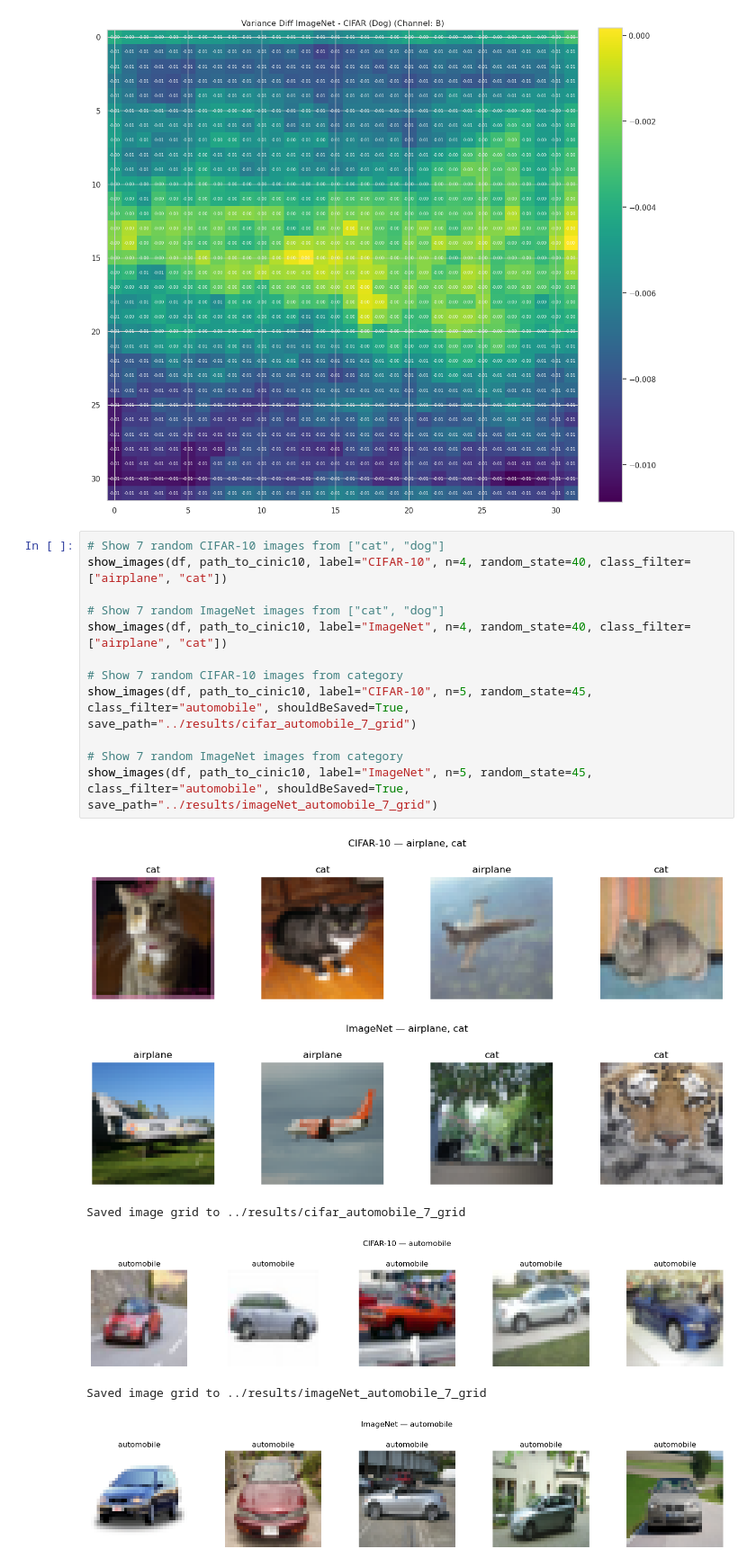
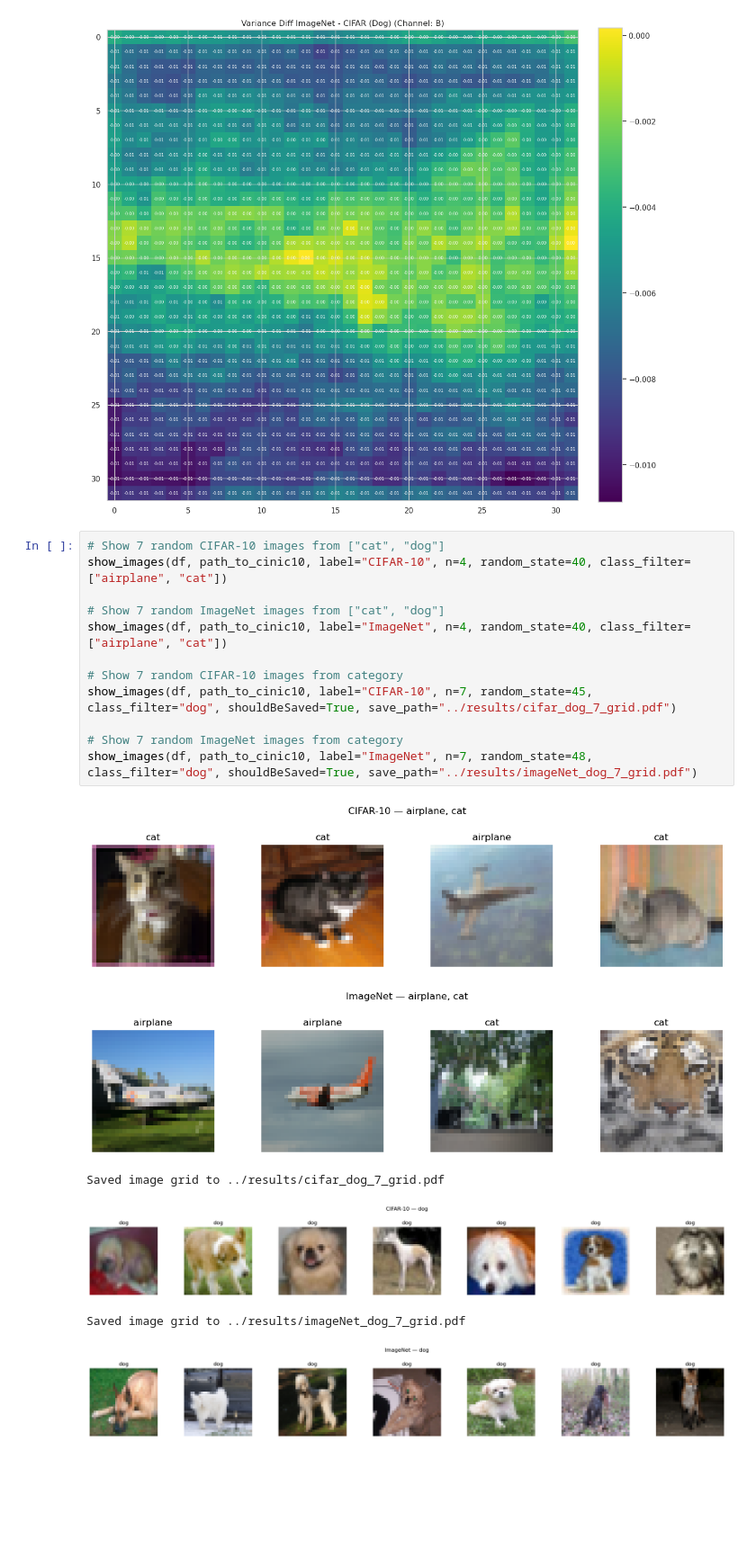
Before and after one commit to AkramAki/cinic10-source-classifier, a Jupyter notebook: notebooks/DataVisualization.ipynb, the cells around one changed output. Shown at 90% size. Drawn from its saved outputs; the diff is of its cells as text; blank space fills up the shorter version.

Commit message:
Saved images as pdf instead and saved different ones

```diff
--- a/notebooks/DataVisualization.ipynb
+++ b/notebooks/DataVisualization.ipynb
@@ -188,19 +188,19 @@ show_number_image(variance_diff, title="Variance Diff ImageNet - CIFAR (Dog)", c
 # %%
 # Show 7 random CIFAR-10 images from ["cat", "dog"]
 show_images(df, path_to_cinic10, label="CIFAR-10", n=4, random_state=40, class_filter=["airplane", "cat"])
 
 # Show 7 random ImageNet images from ["cat", "dog"]
 show_images(df, path_to_cinic10, label="ImageNet", n=4, random_state=40, class_filter=["airplane", "cat"])
 
 # Show 7 random CIFAR-10 images from category
-show_images(df, path_to_cinic10, label="CIFAR-10", n=5, random_state=45, class_filter="automobile", shouldBeSaved=True, save_path="../results/cifar_automobile_7_grid")
+show_images(df, path_to_cinic10, label="CIFAR-10", n=7, random_state=45, class_filter="dog", shouldBeSaved=True, save_path="../results/cifar_dog_7_grid.pdf")
 
 # Show 7 random ImageNet images from category
-show_images(df, path_to_cinic10, label="ImageNet", n=5, random_state=45, class_filter="automobile", shouldBeSaved=True, save_path="../results/imageNet_automobile_7_grid")
+show_images(df, path_to_cinic10, label="ImageNet", n=7, random_state=48, class_filter="dog", shouldBeSaved=True, save_path="../results/imageNet_dog_7_grid.pdf")
 # %% [output]
 [figure]
 [figure]
-Saved image grid to ../results/cifar_automobile_7_grid
+Saved image grid to ../results/cifar_dog_7_grid.pdf
-[figure, old version]
+[figure, new version]
-Saved image grid to ../results/imageNet_automobile_7_grid
+Saved image grid to ../results/imageNet_dog_7_grid.pdf
-[figure, old version]
+[figure, new version]
```
Also changed, not shown: 8 other files.
